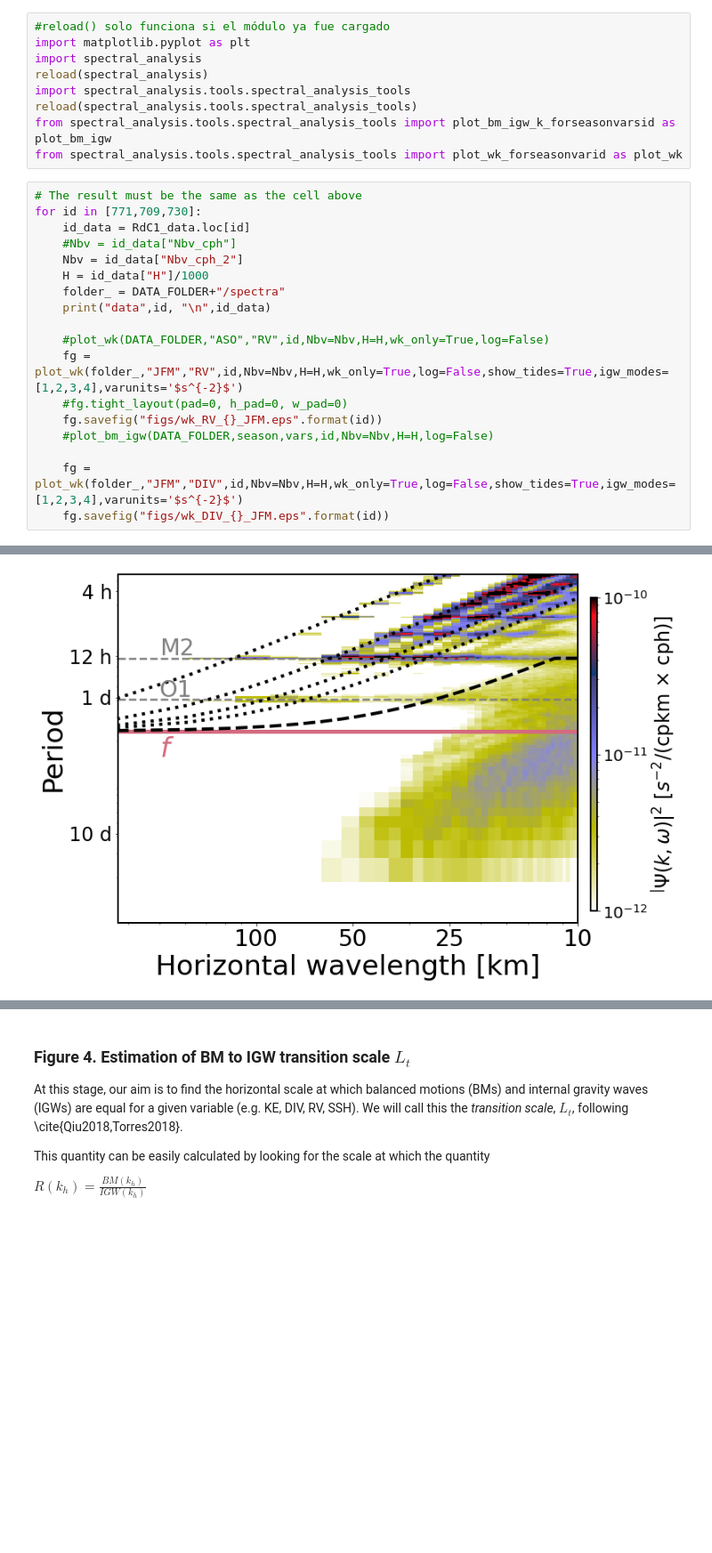
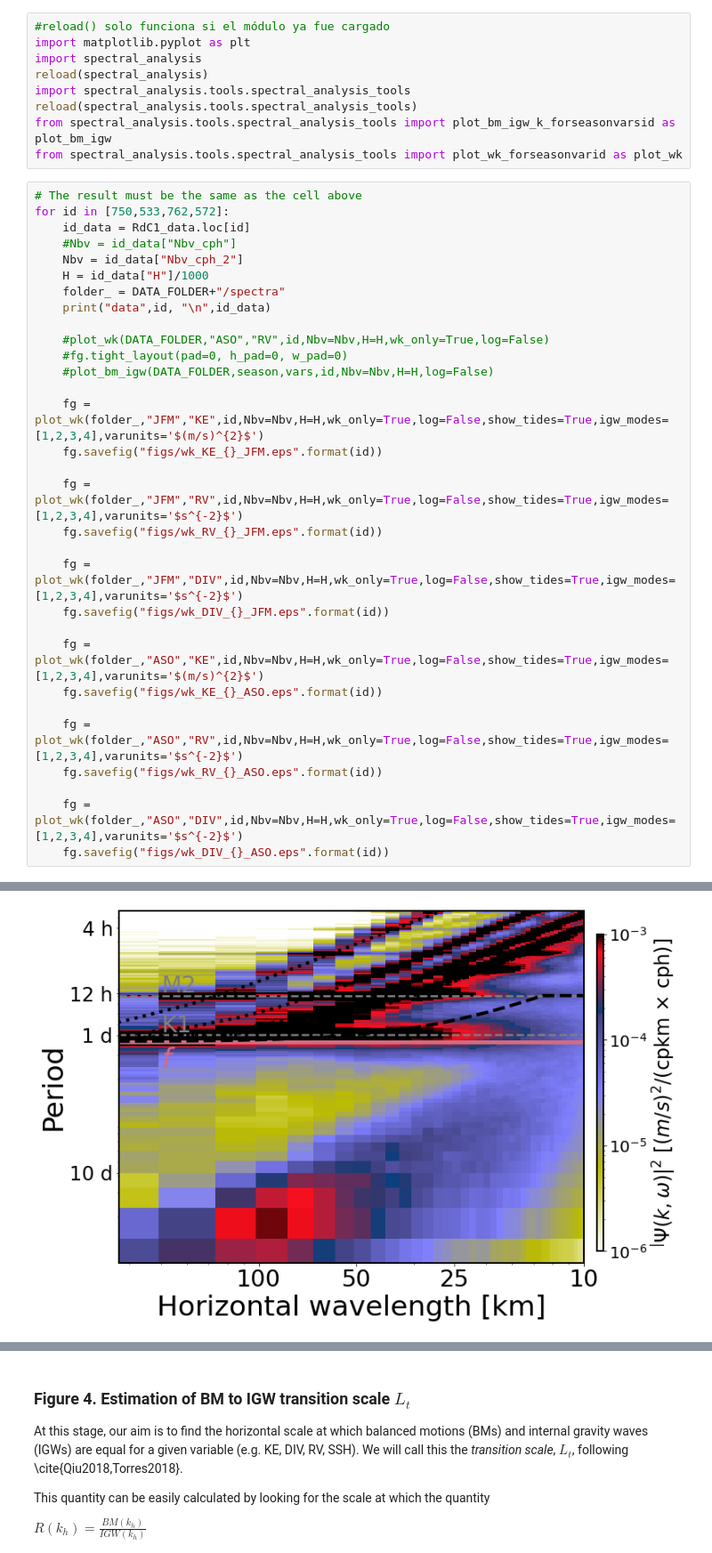
Before and after one commit to antonimmo/ebc-wk-spectral-analysis, a Jupyter notebook: OSM Poster.ipynb, the cells around one changed output, grey strips where cells are left out. Shown at 89% size. Drawn from its saved outputs; the diff is of its cells as text; blank space fills up the shorter version.

Commit message:
chore: plot all w-k spectra (4 regions)

```diff
--- a/OSM Poster.ipynb
+++ b/OSM Poster.ipynb
@@ -75,7 +75,7 @@ from spectral_analysis.tools.spectral_analysis_tools import plot_bm_igw_k_forsea
 from spectral_analysis.tools.spectral_analysis_tools import plot_wk_forseasonvarid as plot_wk
 # %%
 # The result must be the same as the cell above
-for id in [771,709,730]:
+for id in [750,533,762,572]:
     id_data = RdC1_data.loc[id]
     #Nbv = id_data["Nbv_cph"]
     Nbv = id_data["Nbv_cph_2"]
@@ -84,11 +84,24 @@ for id in [771,709,730]:
     print("data",id, "\n",id_data)
 
     #plot_wk(DATA_FOLDER,"ASO","RV",id,Nbv=Nbv,H=H,wk_only=True,log=False)
+    #fg.tight_layout(pad=0, h_pad=0, w_pad=0)
+    #plot_bm_igw(DATA_FOLDER,season,vars,id,Nbv=Nbv,H=H,log=False)
+
+    fg = plot_wk(folder_,"JFM","KE",id,Nbv=Nbv,H=H,wk_only=True,log=False,show_tides=True,igw_modes=[1,2,3,4],varunits='$(m/s)^{2}$')
+    fg.savefig("figs/wk_KE_{}_JFM.eps".format(id))
+
     fg = plot_wk(folder_,"JFM","RV",id,Nbv=Nbv,H=H,wk_only=True,log=False,show_tides=True,igw_modes=[1,2,3,4],varunits='$s^{-2}$')
-    #fg.tight_layout(pad=0, h_pad=0, w_pad=0)
     fg.savefig("figs/wk_RV_{}_JFM.eps".format(id))
-    #plot_bm_igw(DATA_FOLDER,season,vars,id,Nbv=Nbv,H=H,log=False)
 
     fg = plot_wk(folder_,"JFM","DIV",id,Nbv=Nbv,H=H,wk_only=True,log=False,show_tides=True,igw_modes=[1,2,3,4],varunits='$s^{-2}$')
     fg.savefig("figs/wk_DIV_{}_JFM.eps".format(id))
+
+    fg = plot_wk(folder_,"ASO","KE",id,Nbv=Nbv,H=H,wk_only=True,log=False,show_tides=True,igw_modes=[1,2,3,4],varunits='$(m/s)^{2}$')
+    fg.savefig("figs/wk_KE_{}_ASO.eps".format(id))
+
+    fg = plot_wk(folder_,"ASO","RV",id,Nbv=Nbv,H=H,wk_only=True,log=False,show_tides=True,igw_modes=[1,2,3,4],varunits='$s^{-2}$')
+    fg.savefig("figs/wk_RV_{}_ASO.eps".format(id))
+
+    fg = plot_wk(folder_,"ASO","DIV",id,Nbv=Nbv,H=H,wk_only=True,log=False,show_tides=True,igw_modes=[1,2,3,4],varunits='$s^{-2}$')
+    fg.savefig("figs/wk_DIV_{}_ASO.eps".format(id))
 # %% [output]
@@ -118 +121 @@ Name: 709, dtype: float64
-[figure, old version]
+[figure, new version]
```
Also changed, not shown: parts of 2 cells of this notebook.
